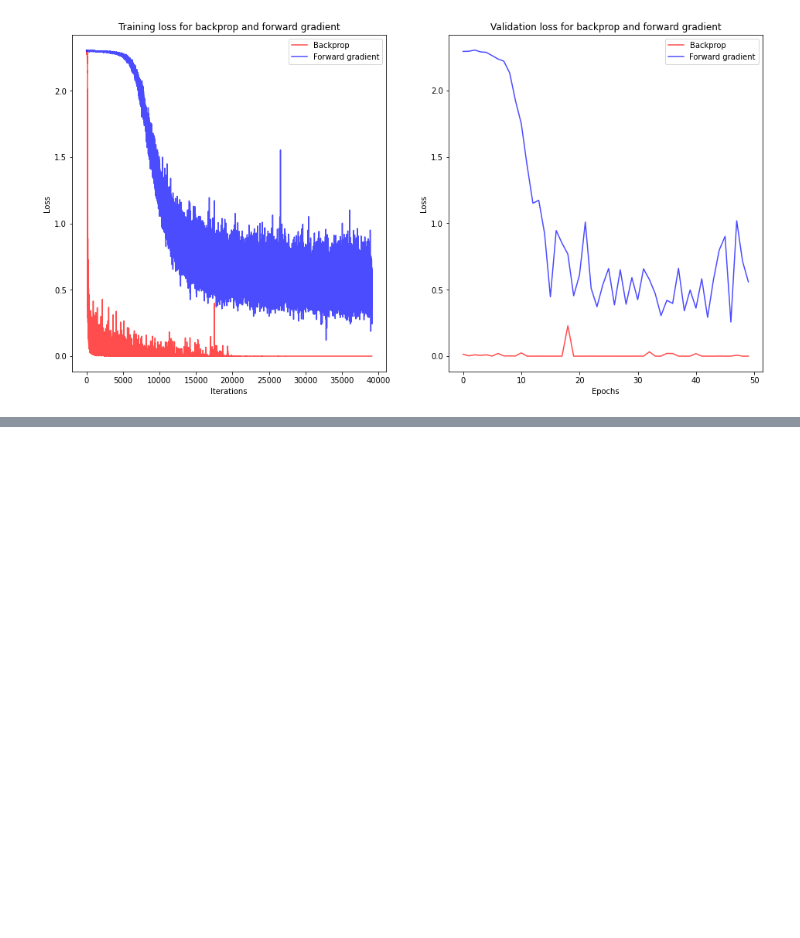
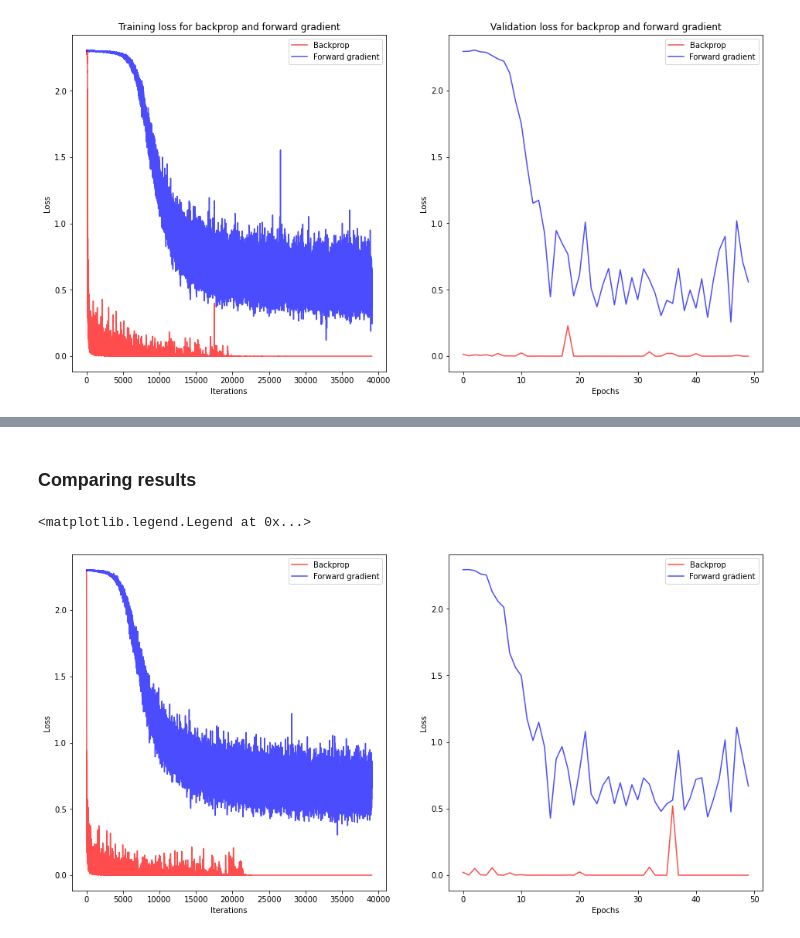
Before and after one commit to benjaminrike1/forward_gradient, a Jupyter notebook: MNIST.ipynb, the cells around one changed output, grey strips where cells are left out. Drawn from its saved outputs; the diff is of its cells as text; code cells hidden in the pictures; blank space fills up the shorter version.

```diff
--- a/MNIST.ipynb
+++ b/MNIST.ipynb
@@ -1252,0 +1494,2 @@ ax[1].legend()
+# %%
+device = torch.device("cuda" if torch.cuda.is_available() else "cpu")
@@ -1252,0 +1667,28 @@ ax[1].legend()
+# %%
+torch.manual_seed(42)
+
+criterion = nn.CrossEntropyLoss() # loss function
+net = ConvNet().to(device) # defining net
+backprop = torch.optim.Adam(net.parameters(), lr=0.000236)
+
+# storing losses
+losses = []
+test_losses = []
+for e in range(epochs):
+  # going over training set in batches
+  for i, (image, label) in enumerate(train_data_loader):
+    image, label = image.to(device), label.to(device)
+    backprop.zero_grad()
+    outputs = net(image)
+    loss = criterion(outputs, label)
+    loss.backward()
+    backprop.step()
+    losses.append(loss.item())
+  for i, (image, label) in enumerate(test_data_loader):
+    batch_loss = []
+    with torch.no_grad():
+      image, label = image.to(device), label.to(device)
+      test_loss = criterion(net(image), label)
+      batch_loss.append(test_loss.item())
+  test_losses.append(np.mean(batch_loss))
+  print(f"Test loss in epoch {e+1}: {(test_losses[-1])}")
@@ -1252,0 +1713,19 @@ ax[1].legend()
+# %% [markdown]
+### Comparing results
+# %%
+fig, ax = plt.subplots(1,2,figsize=(16,8))
+
+ax[0].plot(losses, color='r', label="Backprop", alpha=.7)
+ax[0].set_xlabel("Iterations")
+ax[0].set_ylabel("Loss")
+ax[0].plot(losses_fwd, color='b', label='Forward gradient', alpha=.7)
+ax[0].legend()
+
+ax[1].plot(test_losses, color='r', label="Backprop", alpha=.7)
+ax[1].set_xlabel("Epochs")
+ax[1].set_ylabel("Loss")
+ax[1].plot(test_losses_fwd, color='b', label='Forward gradient', alpha=.7)
+ax[1].legend()
+# %% [output]
+<matplotlib.legend.Legend at 0x...>
+[figure, added]
```
Also changed, not shown: parts of 26 cells of this notebook.
